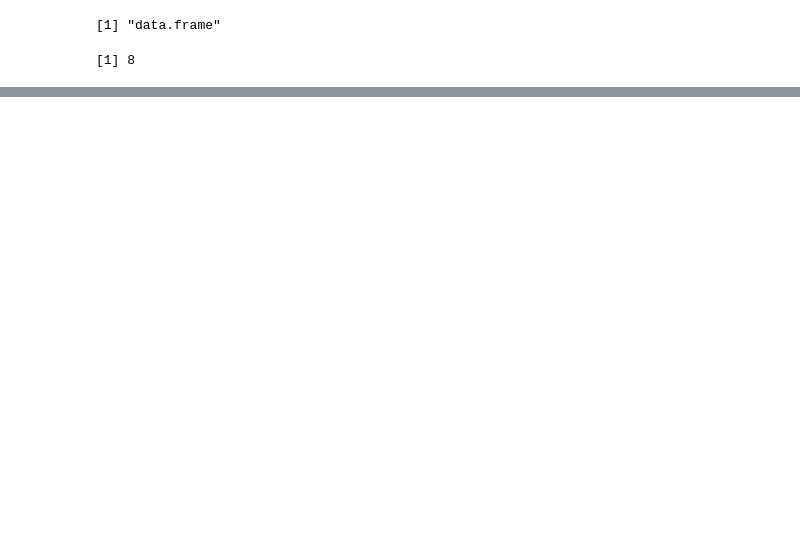
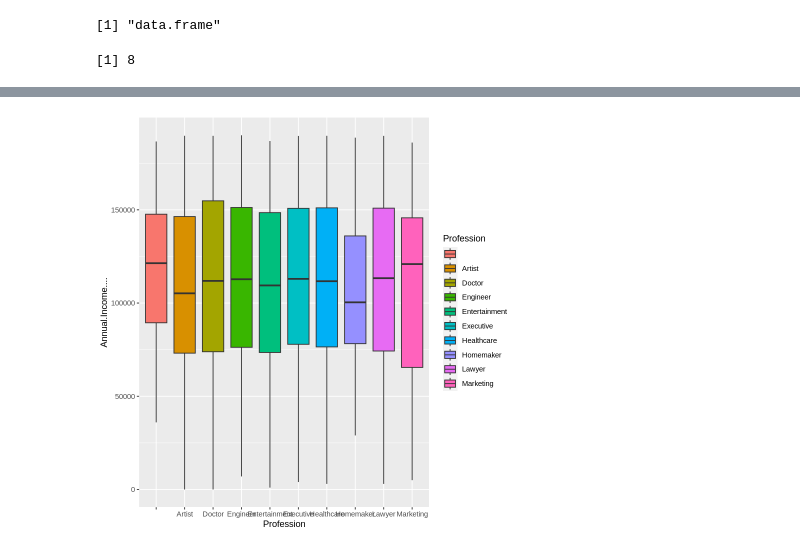
Before and after one commit to Karishmadeshmukh796/project_R_programming, a Jupyter notebook: PROJECT.ipynb, the cells around one changed output, grey strips where cells are left out. Cells and saved outputs as stored; diff of their text form; code cells hidden in the pictures; blank space fills up the shorter version.

```diff
--- a/PROJECT.ipynb
+++ b/PROJECT.ipynb
@@ -49,0 +167,5 @@ dim(df)
+# %%
+ ggplot(df, aes(x=Profession,y=Annual.Income....,fill=Profession))+
+  geom_boxplot()
+# %% [output]
+[figure, added]
```
Also changed, not shown: parts of 21 cells of this notebook.
